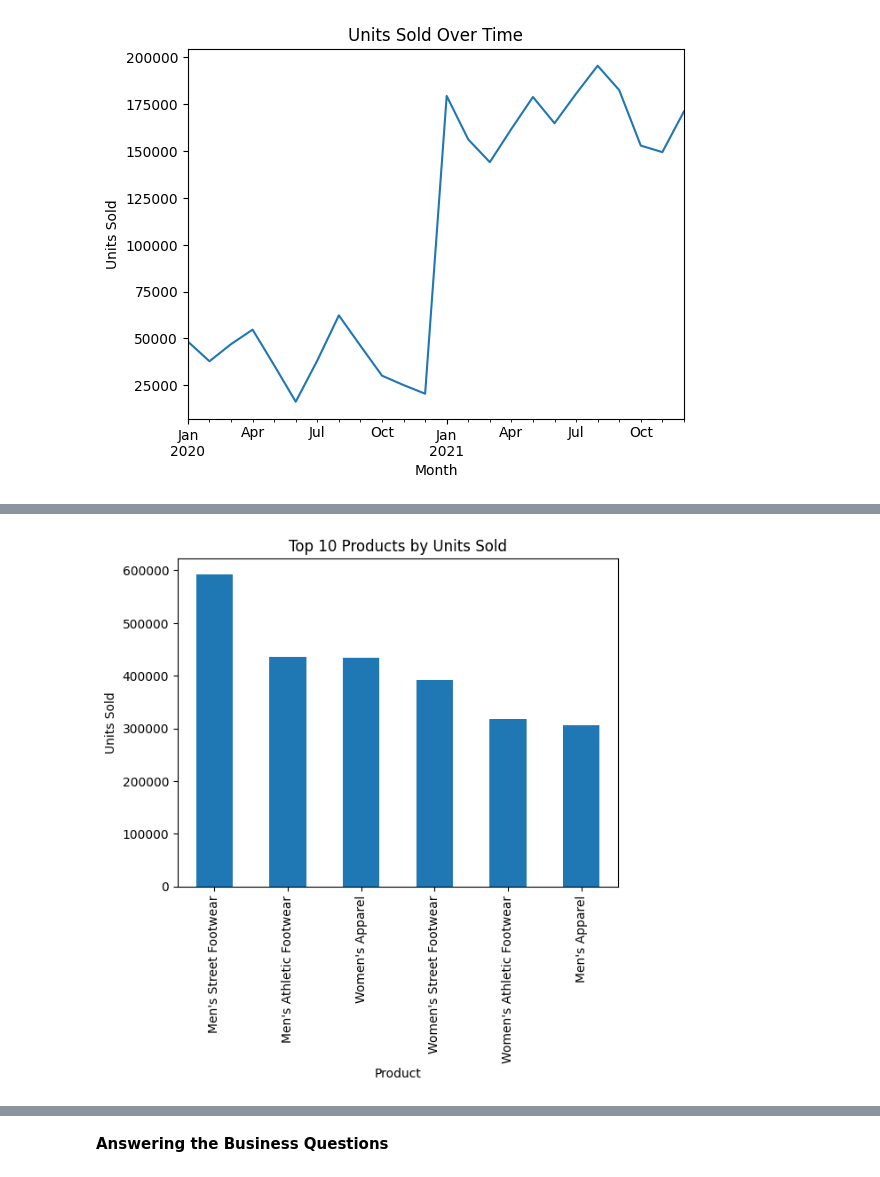
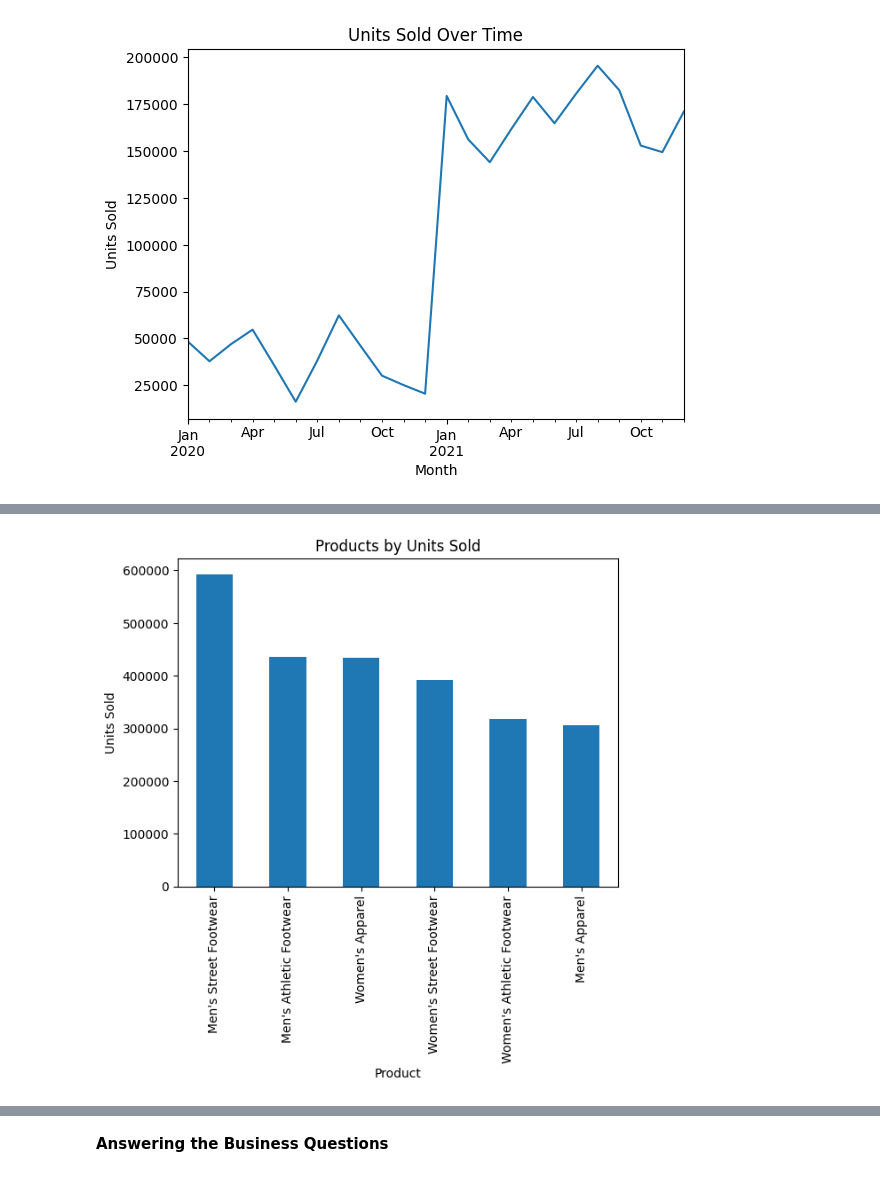
Before and after one commit to mianorris314/RUSH-analytics, a Jupyter notebook: GENBUS885_Final_Norris_M.ipynb, the cells around one changed output, grey strips where cells are left out. Saved outputs shown, nothing was run; the diff lists cells and outputs as text; code cells hidden in the pictures.

```diff
--- a/GENBUS885_Final_Norris_M.ipynb
+++ b/GENBUS885_Final_Norris_M.ipynb
@@ -284,8 +290,8 @@ sales_df = sales_df.dropna(subset=["UNITS_SOLD"])
 #cast the remaining values to an integer
 sales_df["UNITS_SOLD"] = sales_df["UNITS_SOLD"].astype(int)
 # %%
-#invoice data should be converted to a date object
-sales_df["INVOICE_DATE"] = pd.to_datetime(sales_df["INVOICE_DATE"])
+#invoice date should be converted to a date object
+sales_df["INVOICE_DATE"] = pd.to_datetime(sales_df["INVOICE_DATE"], format="%m/%d/%Y")
 sales_df.info()
 # %% [output]
 <class 'pandas.core.frame.DataFrame'>
@@ -412,11 +424,10 @@ plt.show()
 # %%
-# Top 10 products by units sold
+#products by units sold
 product_units = full_df.groupby("PRODUCT_NAME")["UNITS_SOLD"].sum().sort_values(ascending=False)
-top_products = product_units.head(10)
 
-top_products.plot(kind="bar", title="Top 10 Products by Units Sold")
+product_units.plot(kind="bar", title="Products by Units Sold")
 plt.xlabel("Product")
 plt.ylabel("Units Sold")
 plt.show()
 # %% [output]
-[figure, old version]
+[figure, new version]
```
Also changed, not shown: parts of 18 cells of this notebook.
